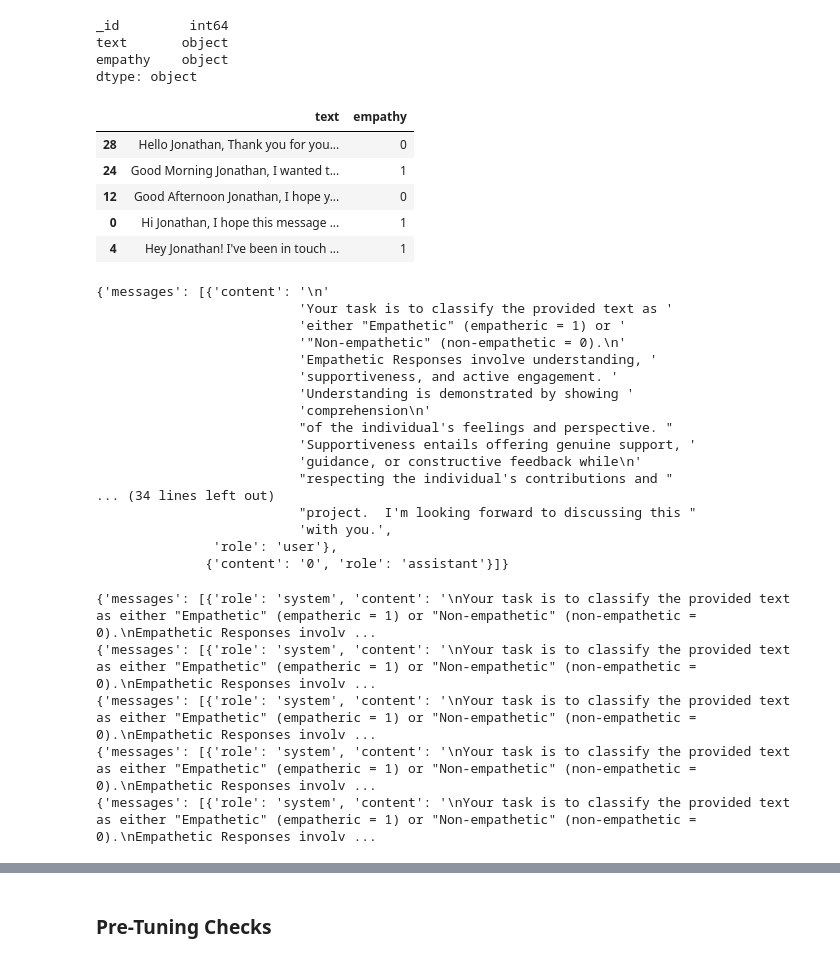
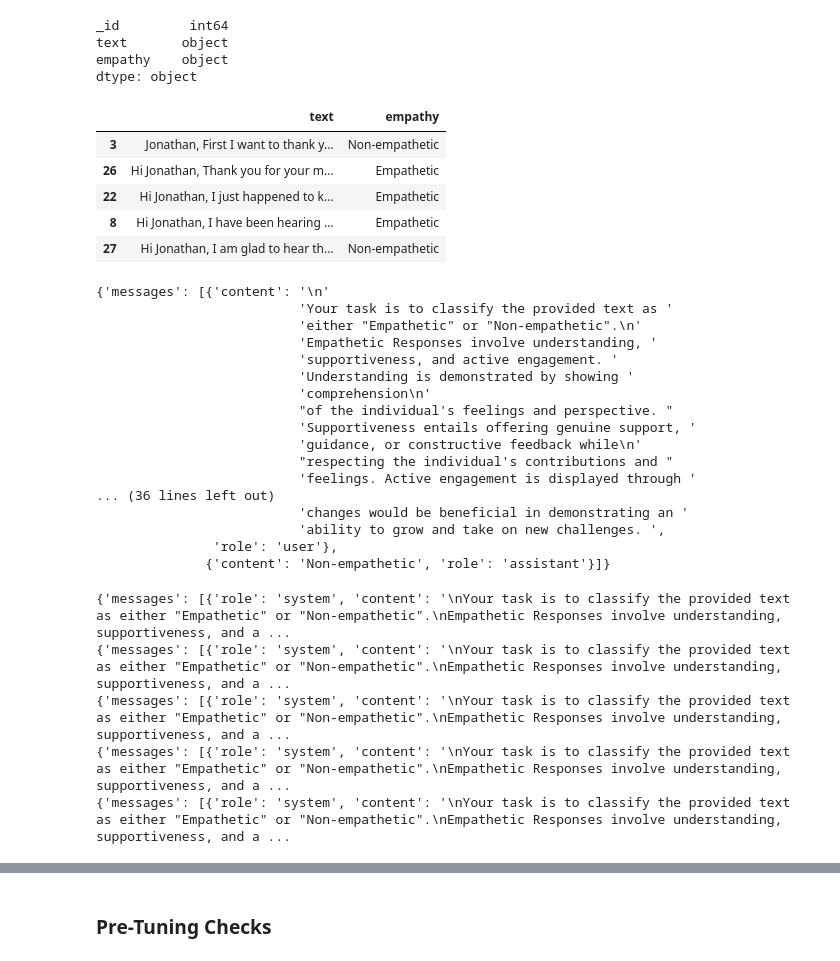
Before and after one commit to UrologyUnbound/SIOP_ML_2024_Discord, a Jupyter notebook: colabs/Tune_Empathy.ipynb, the cells around one changed output, grey strips where cells are left out. Cells and saved outputs as stored; diff of their text form; code cells hidden in the pictures.

Commit message:
empathy versioning v2 and W&B implementation

```diff
--- a/colabs/Tune_Empathy.ipynb
+++ b/colabs/Tune_Empathy.ipynb
@@ -91,6 +106,8 @@ df_empathy.head()
 | 2 | 1 | Hi Jonathan, Good to hear you are... | 1 |
 | 3 | 130 | Jonathan, First I want to thank y... | 0 |
 | 4 | 114 | Hey Jonathan! I've been in touch ... | 1 |
+# %%
+df_empathy.empathy = df_empathy.empathy.map({"1":"Empathetic","0":"Non-empathetic"})
 # %%
 df_empathy.iloc[df_empathy.text.str.len().idxmax()].text
 # %% [output]
@@ -103,22 +120,22 @@ text       object
 empathy    object
 dtype: object
 # %%
-x_train,x_test,y_train,y_test = train_test_split(df_empathy["text"],df_empathy["empathy"],random_state=42,test_size = 0.2)
+x_train,x_test,y_train,y_test = train_test_split(df_empathy["text"],df_empathy["empathy"],random_state=42,test_size = 0.2, shuffle=True, stratify=df_empathy["empathy"])
 train_data = pd.concat([x_train , y_train], axis = 1)
 test_data = pd.concat([x_train , y_train], axis = 1)
 train_data.head()
 # %% [output]
 |  | text | empathy |
-| 28 | Hello Jonathan, Thank you for you... | 0 |
-| 24 | Good Morning Jonathan, I wanted t... | 1 |
-| 12 | Good Afternoon Jonathan, I hope y... | 0 |
-| 0 | Hi Jonathan, I hope this message ... | 1 |
-| 4 | Hey Jonathan! I've been in touch ... | 1 |
+| 3 | Jonathan, First I want to thank y... | Non-empathetic |
+| 26 | Hi Jonathan, Thank you for your m... | Empathetic |
+| 22 | Hi Jonathan, I just happened to k... | Empathetic |
+| 8 | Hi Jonathan, I have been hearing ... | Empathetic |
+| 27 | Hi Jonathan, I am glad to hear th... | Non-empathetic |
 # %%
 training_data = []
 
 system_message = """
-Your task is to classify the provided text as either "Empathetic" (empatheric = 1) or "Non-empathetic" (non-empathetic = 0).
+Your task is to classify the provided text as either "Empathetic" or "Non-empathetic".
 Empathetic Responses involve understanding, supportiveness, and active engagement. Understanding is demonstrated by showing comprehension
 of the individual's feelings and perspective. Supportiveness entails offering genuine support, guidance, or constructive feedback while
 respecting the individual's contributions and feelings. Active engagement is displayed through asking questions or suggesting actions that
@@ -146,8 +163,7 @@ pprint(prepare_example_conversation(train_data.iloc[0]))
 # %% [output]
 {'messages': [{'content': '\n'
                           'Your task is to classify the provided text as '
-                          'either "Empathetic" (empatheric = 1) or '
-                          '"Non-empathetic" (non-empathetic = 0).\n'
+                          'either "Empathetic" or "Non-empathetic".\n'
                           'Empathetic Responses involve understanding, '
                           'supportiveness, and active engagement. '
                           'Understanding is demonstrated by showing '
@@ -156,11 +172,12 @@ pprint(prepare_example_conversation(train_data.iloc[0]))
                           'Supportiveness entails offering genuine support, '
                           'guidance, or constructive feedback while\n'
                           "respecting the individual's contributions and "
-... (34 lines left out)
-                          "project.  I'm looking forward to discussing this "
-                          'with you.',
+                          'feelings. Active engagement is displayed through '
+... (36 lines left out)
+                          'changes would be beneficial in demonstrating an '
+                          'ability to grow and take on new challenges. ',
                'role': 'user'},
-              {'content': '0', 'role': 'assistant'}]}
+              {'content': 'Non-empathetic', 'role': 'assistant'}]}
 # %%
 training_json = train_data.apply(prepare_example_conversation, axis=1).tolist()
 test_json = test_data.apply(prepare_example_conversation, axis=1).tolist()
@@ -169,11 +186,11 @@ test_json = test_data.apply(prepare_example_conversation, axis=1).tolist()
 for example in training_json[:5]:
     print(example)
 # %% [output]
-{'messages': [{'role': 'system', 'content': '\nYour task is to classify the provided text as either "Empathetic" (empatheric = 1) or "Non-empathetic" (non-empathetic = 0).\nEmpathetic Responses involv ...
-{'messages': [{'role': 'system', 'content': '\nYour task is to classify the provided text as either "Empathetic" (empatheric = 1) or "Non-empathetic" (non-empathetic = 0).\nEmpathetic Responses involv ...
-{'messages': [{'role': 'system', 'content': '\nYour task is to classify the provided text as either "Empathetic" (empatheric = 1) or "Non-empathetic" (non-empathetic = 0).\nEmpathetic Responses involv ...
-{'messages': [{'role': 'system', 'content': '\nYour task is to classify the provided text as either "Empathetic" (empatheric = 1) or "Non-empathetic" (non-empathetic = 0).\nEmpathetic Responses involv ...
-{'messages': [{'role': 'system', 'content': '\nYour task is to classify the provided text as either "Empathetic" (empatheric = 1) or "Non-empathetic" (non-empathetic = 0).\nEmpathetic Responses involv ...
+{'messages': [{'role': 'system', 'content': '\nYour task is to classify the provided text as either "Empathetic" or "Non-empathetic".\nEmpathetic Responses involve understanding, supportiveness, and a ...
+{'messages': [{'role': 'system', 'content': '\nYour task is to classify the provided text as either "Empathetic" or "Non-empathetic".\nEmpathetic Responses involve understanding, supportiveness, and a ...
+{'messages': [{'role': 'system', 'content': '\nYour task is to classify the provided text as either "Empathetic" or "Non-empathetic".\nEmpathetic Responses involve understanding, supportiveness, and a ...
+{'messages': [{'role': 'system', 'content': '\nYour task is to classify the provided text as either "Empathetic" or "Non-empathetic".\nEmpathetic Responses involve understanding, supportiveness, and a ...
+{'messages': [{'role': 'system', 'content': '\nYour task is to classify the provided text as either "Empathetic" or "Non-empathetic".\nEmpathetic Responses involve understanding, supportiveness, and a ...
 # %%
 def write_jsonl(data_list: list, filename: str) -> None:
     with open(filename, "w") as out:
```
Also changed, not shown: parts of 15 cells of this notebook.
